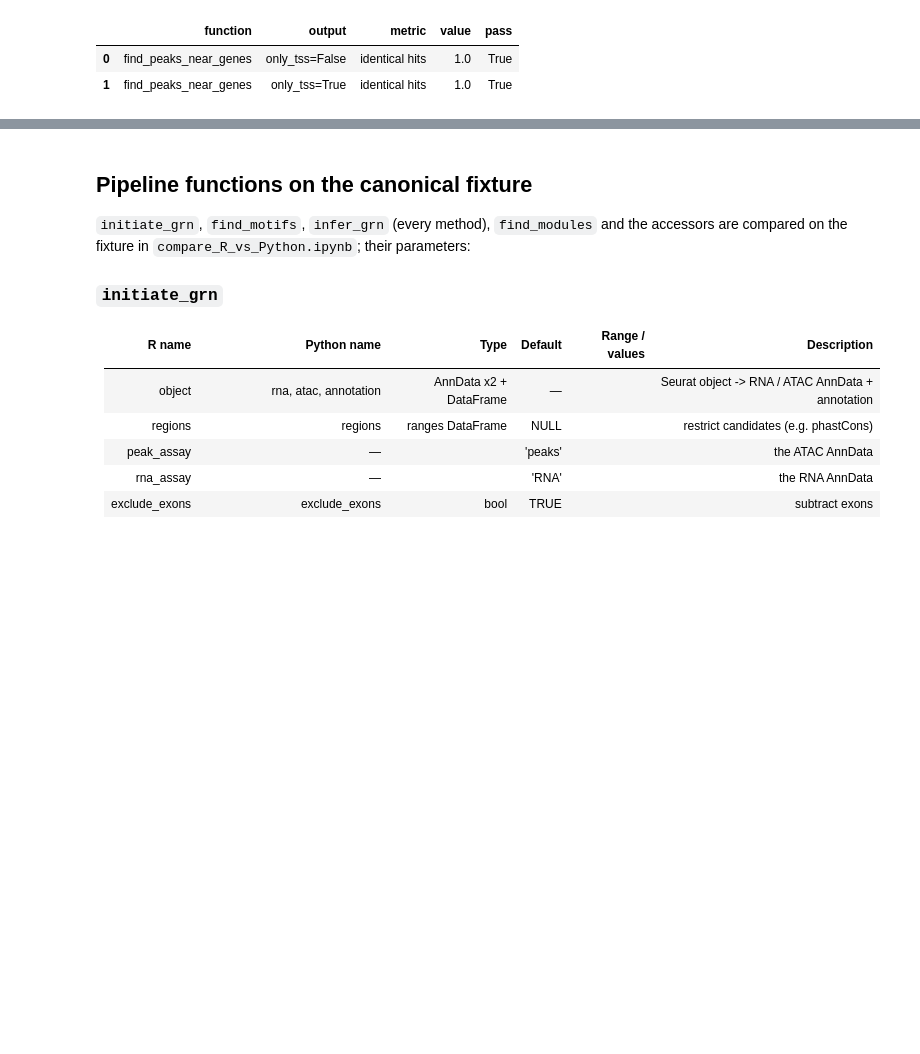
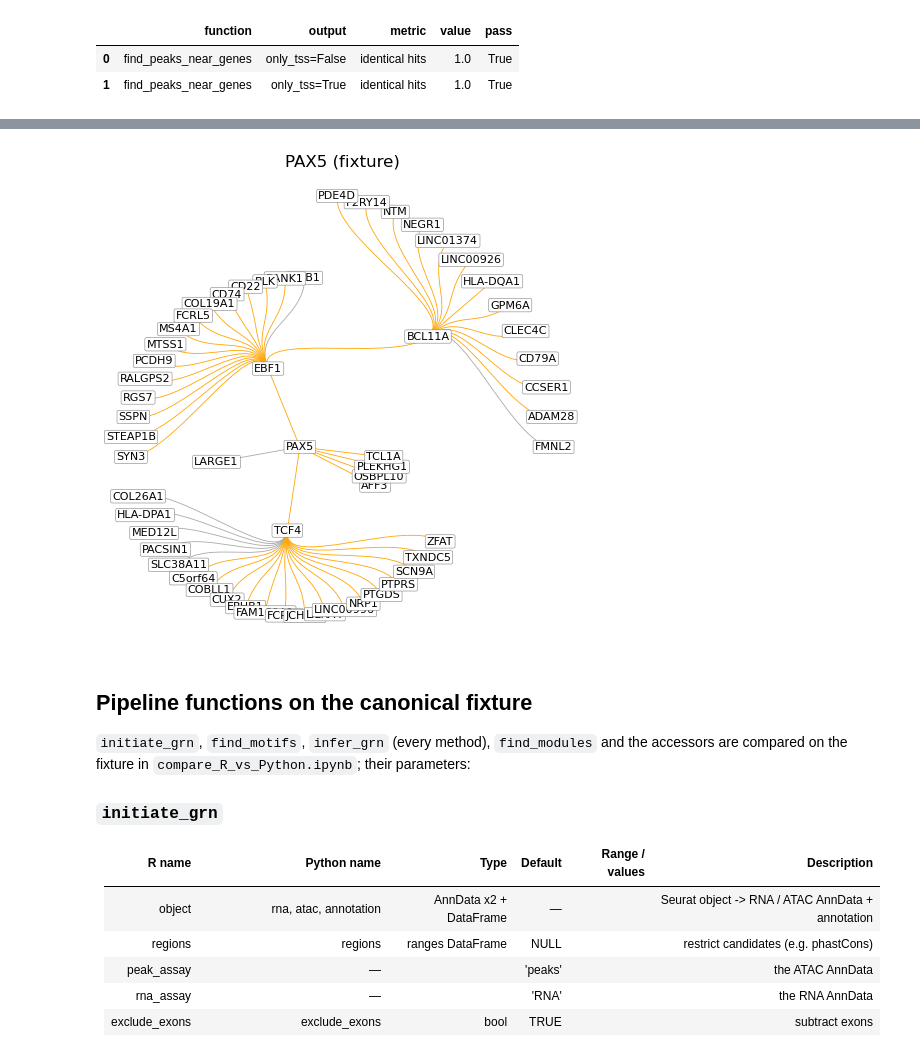
Before and after one commit to omicverse/py-Pando, a Jupyter notebook: examples/function_by_function_R_parity.ipynb, the cells around one changed output, grey strips where cells are left out. Cells and saved outputs as stored; diff of their text form; code cells hidden in the pictures; blank space fills up the shorter version.

```diff
--- a/examples/function_by_function_R_parity.ipynb
+++ b/examples/function_by_function_R_parity.ipynb
@@ -322,3 +356,14 @@ pd.DataFrame(verdicts[-2:])
+# %%
+import matplotlib
+from pypando.graph import tf_network_from_edges
+from pypando.objects import Network
+e = pd.read_csv(WORK / "cand_tf" / "module_graph_edges.tsv", sep="	")
+feats = sorted(set(e.to_node))
+net = Network(features=np.array(feats), fit=pd.DataFrame(), coefs=pd.DataFrame())
+net.graphs["tf_graphs"] = {"PAX5": {k: v for k, v in tf_network_from_edges(e, "PAX5", feats).items() if k != "paths"}}
+fig = pp.plot_tf_network(net, "PAX5", label_nodes="all"); fig.axes[0].set_title("PAX5 (fixture)");
+# %% [output]
+[figure, added]
 # %% [markdown]
 ## Pipeline functions on the canonical fixture
 
```
Also changed, not shown: parts of 3 cells of this notebook, 13 other files.
